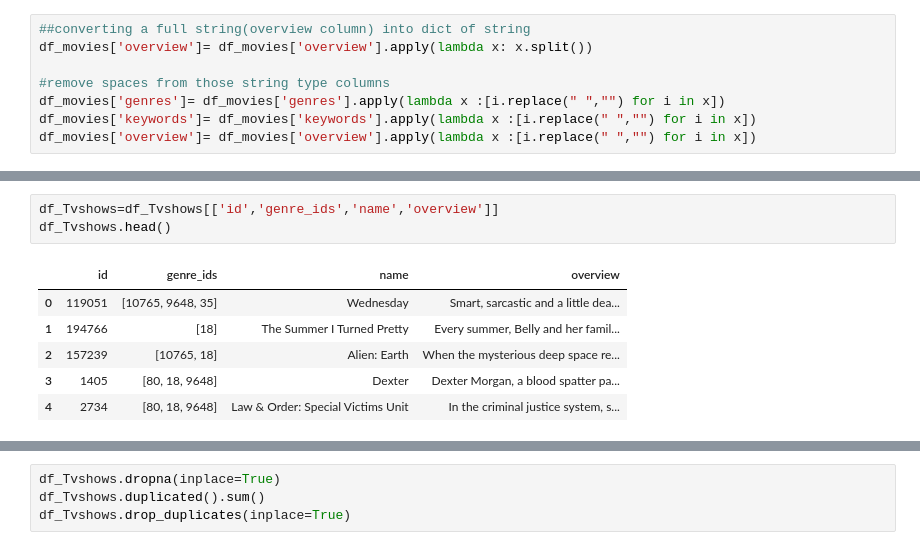
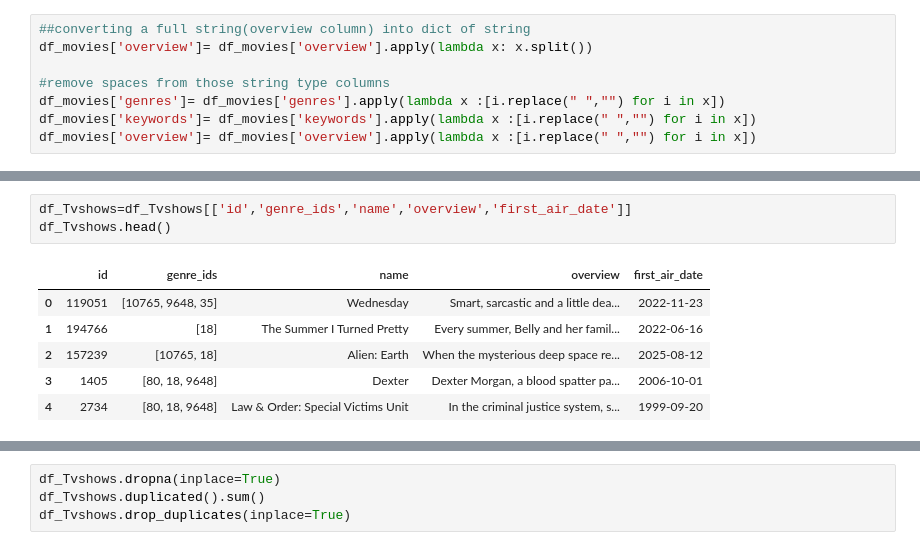
Before and after one commit to montasirshihan/NextWatch-1st-ML-Project-Recommendation-System-, a Jupyter notebook: NextWatch!!.ipynb, the cells around one changed output, grey strips where cells are left out. Drawn from its saved outputs; the diff is of its cells as text.

```diff
--- a/NextWatch!!.ipynb
+++ b/NextWatch!!.ipynb
@@ -143,15 +145,15 @@ df_Tvshows.head()
 | 3 | False | /aSGSxGMTP893DPMCvMl9AdnEICE.jpg | [80, 18, 9648] | 1405 | ['US'] | en | Dexter | ... |
 | 4 | False | /oRdc2nn7jLOYy4fBdvmFKPsKzZE.jpg | [80, 18, 9648] | 2734 | ['US'] | en | Law & Order: Special Victims Unit | ... |
 # %%
-df_Tvshows=df_Tvshows[['id','genre_ids','name','overview']]
+df_Tvshows=df_Tvshows[['id','genre_ids','name','overview','first_air_date']]
 df_Tvshows.head()
 # %% [output]
-|  | id | genre_ids | name | overview |
-| 0 | 119051 | [10765, 9648, 35] | Wednesday | Smart, sarcastic and a little dea... |
-| 1 | 194766 | [18] | The Summer I Turned Pretty | Every summer, Belly and her famil... |
-| 2 | 157239 | [10765, 18] | Alien: Earth | When the mysterious deep space re... |
-| 3 | 1405 | [80, 18, 9648] | Dexter | Dexter Morgan, a blood spatter pa... |
-| 4 | 2734 | [80, 18, 9648] | Law & Order: Special Victims Unit | In the criminal justice system, s... |
+|  | id | genre_ids | name | overview | first_air_date |
+| 0 | 119051 | [10765, 9648, 35] | Wednesday | Smart, sarcastic and a little dea... | 2022-11-23 |
+| 1 | 194766 | [18] | The Summer I Turned Pretty | Every summer, Belly and her famil... | 2022-06-16 |
+| 2 | 157239 | [10765, 18] | Alien: Earth | When the mysterious deep space re... | 2025-08-12 |
+| 3 | 1405 | [80, 18, 9648] | Dexter | Dexter Morgan, a blood spatter pa... | 2006-10-01 |
+| 4 | 2734 | [80, 18, 9648] | Law & Order: Special Victims Unit | In the criminal justice system, s... | 1999-09-20 |
 # %%
 df_Tvshows.isnull().sum()
 # %% [output]
```
Also changed, not shown: parts of 13 cells of this notebook, 2 other files.
